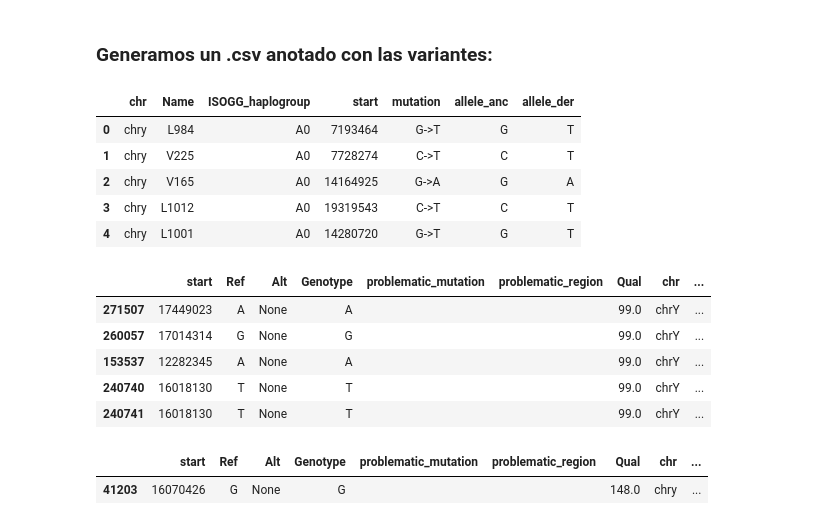
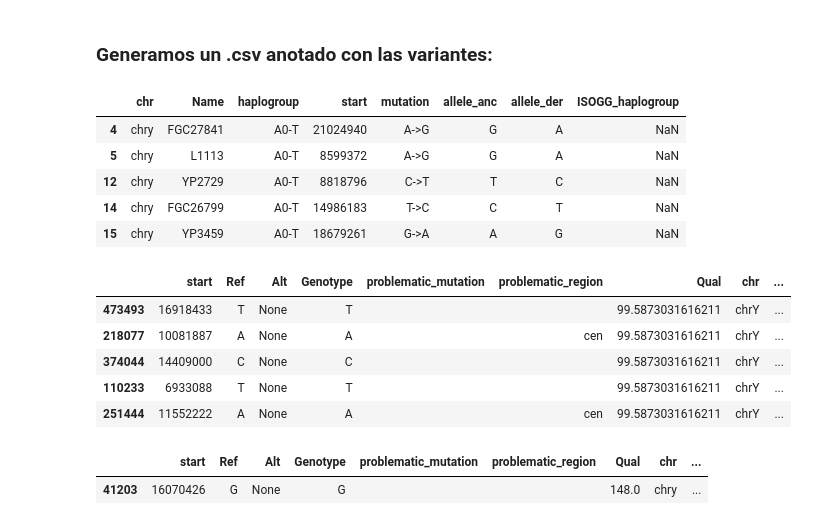
Before and after one commit to fj-blanco/bam-to-ychr-calls, a Jupyter notebook: analysis.ipynb, the cells around one changed output. Cells and saved outputs as stored; diff of their text form; code cells hidden in the pictures.

```diff
--- a/analysis.ipynb
+++ b/analysis.ipynb
@@ -9,11 +9,11 @@ from pyliftover import LiftOver
 # %% [markdown]
 ## Variant calling from bcf:
 # %%
-sample = "I13518"
+sample = "sample"
 #bcf_route = "./arslantepe/" + sample + "/" + sample + "_Y"
-bcf_route = "/home/javi/Documents/genomics/samples/southern_arc/" + sample + "/" + sample + "_Y"
+bcf_route = "./genomes/" + sample + "_Y"
 
-bcf_in = VariantFile(bcf_route + ".bcf")
+bcf_in = VariantFile(bcf_route + ".vcf")
 #bcf_in = VariantFile(bcf_route + ".bcf");  # auto-detect input format
 #bcf_out = VariantFile('-', 'w', header=bcf_in.header)
 
@@ -150,25 +148,25 @@ df = df.astype({"start": int});
 # %%
 # Yleaf:
 anotacion = "yleaf"
-df_yleaf = pd.read_csv('SNP_annotations_hg38/yleaf_WGS_hg38.txt', sep="\t", header=None)
-df_yleaf.columns = ['chr', 'Name', 'ISOGG_haplogroup', 'start', 'mutation', 'allele_anc', 'allele_der'];
+df_yleaf = pd.read_csv('SNP_annotations_hg38/yleaf_new_positions.txt', sep="\t", header=None)
+df_yleaf.columns = ['chr', 'Name', 'haplogroup', 'start', 'mutation', 'allele_anc', 'allele_der'];
 
 #Ybrowse:
-df_ybrowse = pd.read_csv('SNP_annotations_hg38/snps_hg38.csv')[(['seqid', 'Name', 'ISOGG_haplogroup', 'start', 'mutation', 'allele_anc', 'allele_der'])];
+df_ybrowse = pd.read_csv('SNP_annotations_hg38/ybrowse_snps_hg38.csv')[(['seqid', 'Name', 'ISOGG_haplogroup', 'start', 'mutation', 'allele_anc', 'allele_der'])];
 df_ybrowse = df_ybrowse.rename(columns={'seqid': 'chr'});
 
 # Seleccionamos todos los de Yleaf en el sample más los de Ybrowse que están en el sample pero no en Yleaf:
 df_int_yleaf = df_yleaf[df_yleaf["start"].isin(df["start"].tolist())]
 df_int_ybrowse_no_yleaf = df_ybrowse[(df_ybrowse["start"].isin(df["start"].tolist())) & ~(df_ybrowse["start"].isin(df_int_yleaf["start"].tolist()))]
 df_anotation = pd.concat([df_int_yleaf, df_int_ybrowse_no_yleaf])
 df_anotation.head()
 # %% [output]
-|  | chr | Name | ISOGG_haplogroup | start | mutation | allele_anc | allele_der |
-| 0 | chry | L984 | A0 | 7193464 | G->T | G | T |
-| 1 | chry | V225 | A0 | 7728274 | C->T | C | T |
-| 2 | chry | V165 | A0 | 14164925 | G->A | G | A |
-| 3 | chry | L1012 | A0 | 19319543 | C->T | C | T |
-| 4 | chry | L1001 | A0 | 14280720 | G->T | G | T |
+|  | chr | Name | haplogroup | start | mutation | allele_anc | allele_der | ISOGG_haplogroup |
+| 4 | chry | FGC27841 | A0-T | 21024940 | A->G | G | A | NaN |
+| 5 | chry | L1113 | A0-T | 8599372 | A->G | G | A | NaN |
+| 12 | chry | YP2729 | A0-T | 8818796 | C->T | T | C | NaN |
+| 14 | chry | FGC26799 | A0-T | 14986183 | T->C | C | T | NaN |
+| 15 | chry | YP3459 | A0-T | 18679261 | G->A | A | G | NaN |
 # %%
 # Mezclamos:
 df_final = pd.merge(df, df_anotation, on='start')
@@ -183,11 +181,11 @@ df_final.to_csv(bcf_route + "_annotated_" + anotacion + ".csv", encoding='utf-8'
 df_final.head()
 # %% [output]
 |  | start | Ref | Alt | Genotype | problematic_mutation | problematic_region | Qual | chr | ... |
-| 271507 | 17449023 | A | None | A |  |  | 99.0 | chrY | ... |
-| 260057 | 17014314 | G | None | G |  |  | 99.0 | chrY | ... |
-| 153537 | 12282345 | A | None | A |  |  | 99.0 | chrY | ... |
-| 240740 | 16018130 | T | None | T |  |  | 99.0 | chrY | ... |
-| 240741 | 16018130 | T | None | T |  |  | 99.0 | chrY | ... |
+| 473493 | 16918433 | T | None | T |  |  | 99.5873031616211 | chrY | ... |
+| 218077 | 10081887 | A | None | A |  | cen | 99.5873031616211 | chrY | ... |
+| 374044 | 14409000 | C | None | C |  |  | 99.5873031616211 | chrY | ... |
+| 110233 | 6933088 | T | None | T |  |  | 99.5873031616211 | chrY | ... |
+| 251444 | 11552222 | A | None | A |  | cen | 99.5873031616211 | chrY | ... |
 # %%
 df_final[df_final["Name"] == "Z6065"]
 # %% [output]
```
Also changed, not shown: parts of 4 cells of this notebook, 8 other files.
